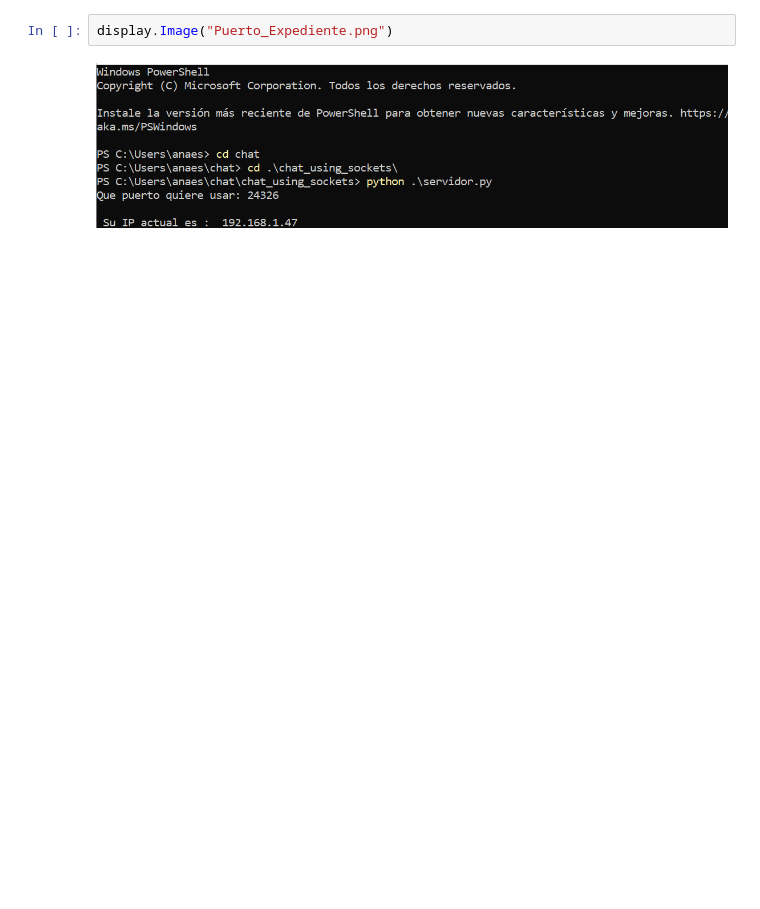
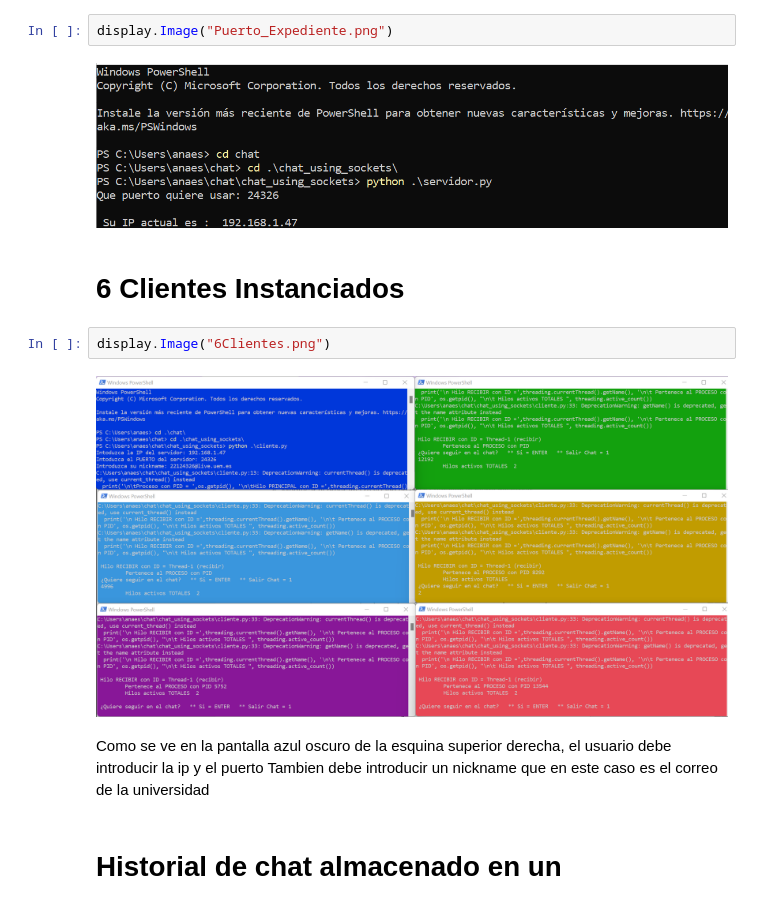
Before and after one commit to anaestg/PCD, a Jupyter notebook: u22124326AI1/u22124326AI1.ipynb, the cells around one changed output. Saved outputs shown, nothing was run; the diff lists cells and outputs as text; blank space fills up the shorter version.

```diff
--- a/u22124326AI1/u22124326AI1.ipynb
+++ b/u22124326AI1/u22124326AI1.ipynb
@@ -12,3 +14,14 @@ from IPython import display
 display.Image("Puerto_Expediente.png")
 # %% [output]
 [figure]
+# %% [markdown]
+# 6 Clientes Instanciados
+# %%
+display.Image("6Clientes.png")
+# %% [output]
+[figure, added]
+# %% [markdown]
+Como se ve en la pantalla azul oscuro de la esquina superior derecha, el usuario debe introducir la ip y el puerto
+Tambien debe introducir un nickname que en este caso es el correo de la universidad
+# %% [markdown]
+# Historial de chat almacenado en un
```
Also changed, not shown: parts of 1 cell of this notebook.
